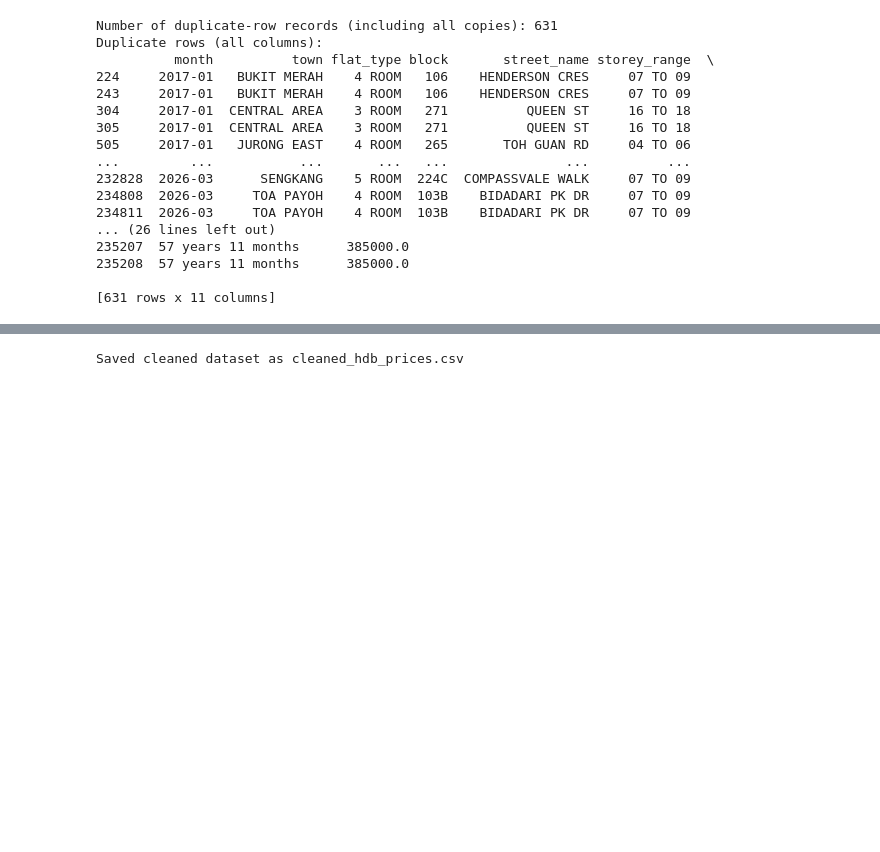
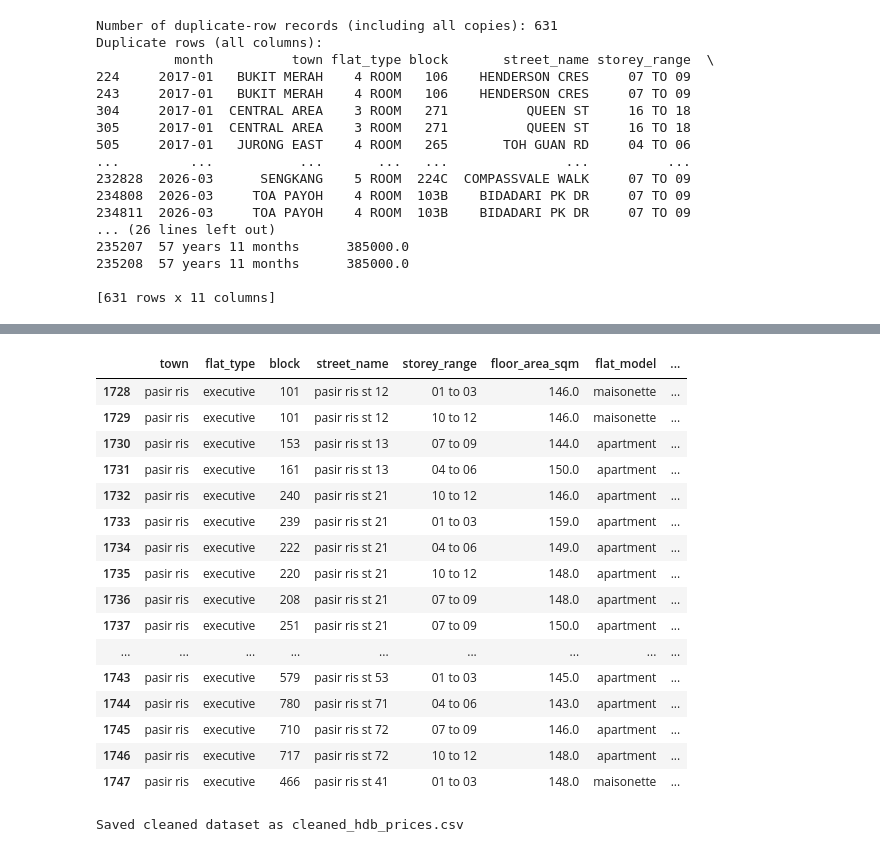
Before and after one commit to danielchin-ck/ADALL_github, a Jupyter notebook: 6096089w_cda1c03_adall_project_2026_ver4.ipynb, the cells around one changed output, grey strips where cells are left out. Cells and saved outputs as stored; diff of their text form; code cells hidden in the pictures; blank space fills up the shorter version.

```diff
--- a/6096089w_cda1c03_adall_project_2026_ver4.ipynb
+++ b/6096089w_cda1c03_adall_project_2026_ver4.ipynb
@@ -828,3 +1139,23 @@ Columns after cleaning:
+# %%
+display(cleaned_df.tail(20))
+# %% [output]
+|  | town | flat_type | block | street_name | storey_range | floor_area_sqm | flat_model | ... |
+| 1728 | pasir ris | executive | 101 | pasir ris st 12 | 01 to 03 | 146.0 | maisonette | ... |
+| 1729 | pasir ris | executive | 101 | pasir ris st 12 | 10 to 12 | 146.0 | maisonette | ... |
+| 1730 | pasir ris | executive | 153 | pasir ris st 13 | 07 to 09 | 144.0 | apartment | ... |
+| 1731 | pasir ris | executive | 161 | pasir ris st 13 | 04 to 06 | 150.0 | apartment | ... |
+| 1732 | pasir ris | executive | 240 | pasir ris st 21 | 10 to 12 | 146.0 | apartment | ... |
+| 1733 | pasir ris | executive | 239 | pasir ris st 21 | 01 to 03 | 159.0 | apartment | ... |
+| 1734 | pasir ris | executive | 222 | pasir ris st 21 | 04 to 06 | 149.0 | apartment | ... |
+| 1735 | pasir ris | executive | 220 | pasir ris st 21 | 10 to 12 | 148.0 | apartment | ... |
+| 1736 | pasir ris | executive | 208 | pasir ris st 21 | 07 to 09 | 148.0 | apartment | ... |
+| 1737 | pasir ris | executive | 251 | pasir ris st 21 | 07 to 09 | 150.0 | apartment | ... |
+| ... | ... | ... | ... | ... | ... | ... | ... | ... |
+| 1743 | pasir ris | executive | 579 | pasir ris st 53 | 01 to 03 | 145.0 | apartment | ... |
+| 1744 | pasir ris | executive | 780 | pasir ris st 71 | 04 to 06 | 143.0 | apartment | ... |
+| 1745 | pasir ris | executive | 710 | pasir ris st 72 | 07 to 09 | 146.0 | apartment | ... |
+| 1746 | pasir ris | executive | 717 | pasir ris st 72 | 10 to 12 | 148.0 | apartment | ... |
+| 1747 | pasir ris | executive | 466 | pasir ris st 41 | 01 to 03 | 148.0 | maisonette | ... |
 # %%
 #Save to csv
 cleaned_df.to_csv('cleaned_hdb_prices.csv', index=False)
```
Also changed, not shown: parts of 13 cells of this notebook.
